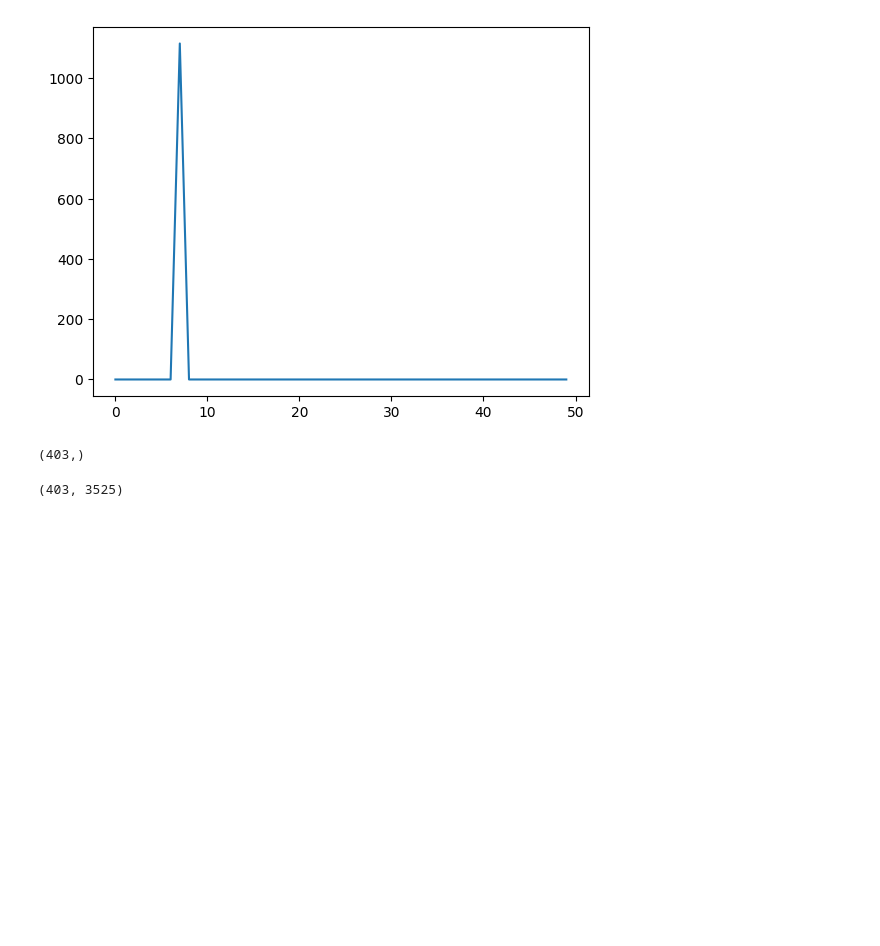
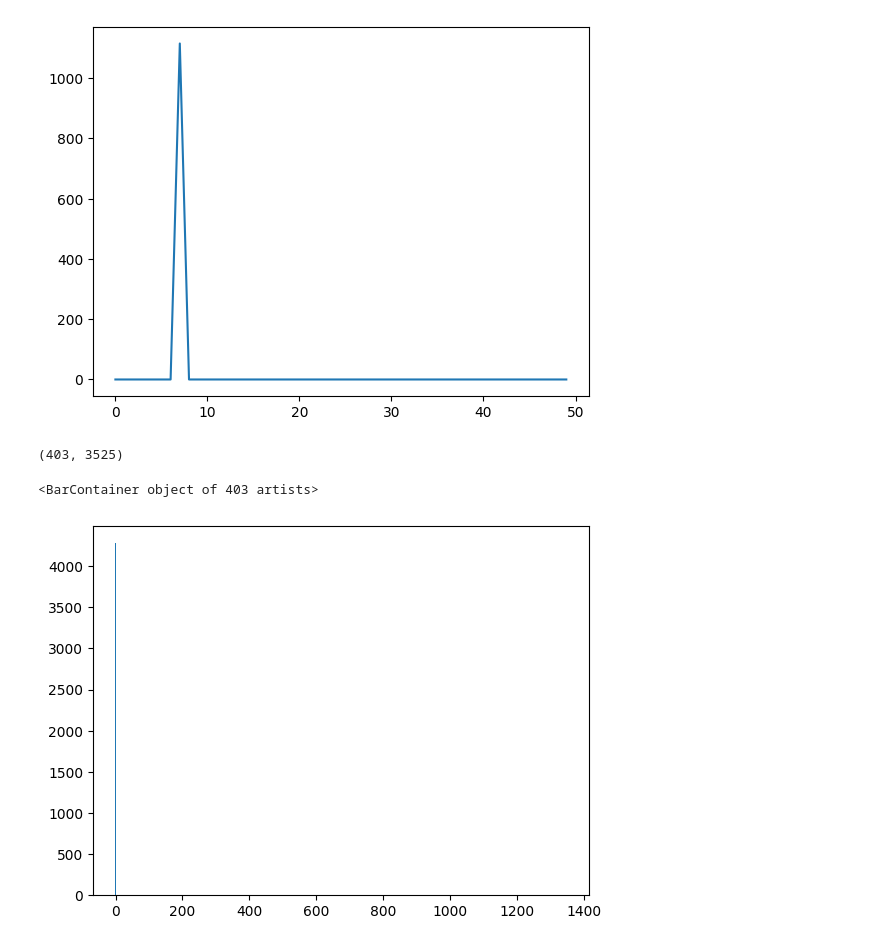
Before and after one commit to CaffineAddic/Wavelet_transforms_in_schlieren_flame_images, a Jupyter notebook: harr_transform.ipynb, the cells around one changed output. Drawn from its saved outputs; the diff is of its cells as text; code cells hidden in the pictures; blank space fills up the shorter version.

Commit message:
Still firguring out how to plot 3bar with colorbars

```diff
--- a/harr_transform.ipynb
+++ b/harr_transform.ipynb
@@ -3,8 +3,8 @@ import patchify
 import numpy as np
 import matplotlib.pyplot as plt
 # %%
-loc_P04 = '/home/saumya/Documents/Rajesh_sir_Dip/Schlieren-Data/P04/'
-# loc_P04 = '/home/saumya/Documents/Schileren_wavelet/Schlieren-Data/P04/'
+# loc_P04 = '/home/saumya/Documents/Rajesh_sir_Dip/Schlieren-Data/P04/'
+loc_P04 = '/home/saumya/Documents/Schileren_wavelet/Schlieren-Data/P04/'
 # %%
 data = np.load(loc_P04+'P04.npy')
 # %%
@@ -238,19 +240,23 @@ def fft_plots(loc, name, sig):
 # f = 'FFT_demonstration.mp4'
 # writer = FFMpegWriter(fps=60, metadata=dict(artist='Me'), bitrate=1800)
 # ani.save(f, writer=writer)
-# %%
-.shape
-# %% [output]
-(403,)
 # %%
 fft_filter_1000[0:int(frequencies.shape[0]/2)].shape
 # %% [output]
 (403, 3525)
+# %%
+fft_filter_1000_2d = fft_filter_1000.reshape(fft_sig_mean.shape)
 # %%
 # Preparing data for the 3D plotting
 
-x_data = frequencies[100:int(frequencies.shape[0]/2)]
-y_data = np.absolute(fft_filter_1000[100:int(frequencies.shape[0]/2)])
+x_data = frequencies[:int(frequencies.shape[0]/2)]
+y_data = np.absolute(fft_filter_1000_2d[:int(frequencies.shape[0]/2)])
+# y_data = y_data.reshape(int(frequencies.shape[0]/2), fft_sig_mean.shape[1:])
+# %%
+plt.bar(x_data, y_data[:,22,33])
+# %% [output]
+<BarContainer object of 403 artists>
+[figure, added]
 # %%
 import matplotlib.pyplot as plt
 import matplotlib as mat
```
Also changed, not shown: parts of 6 cells of this notebook, 1 other file.
